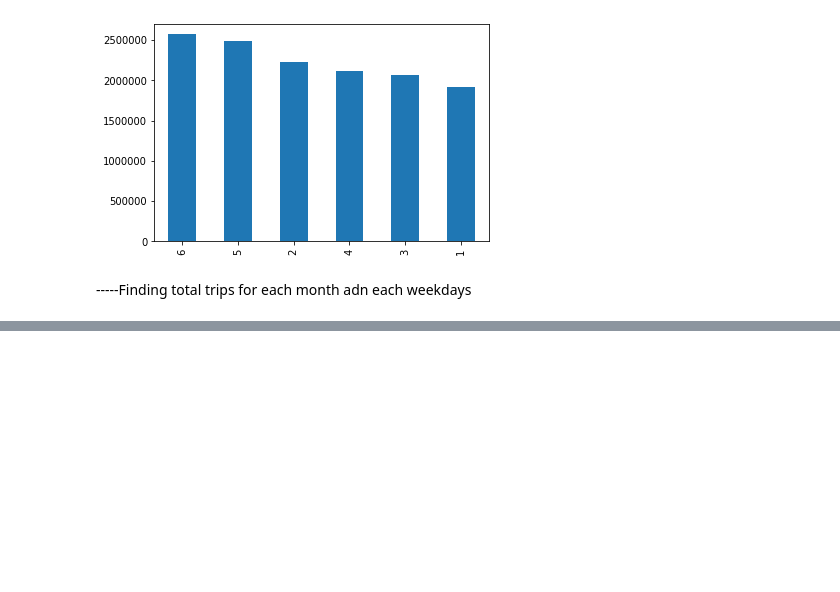
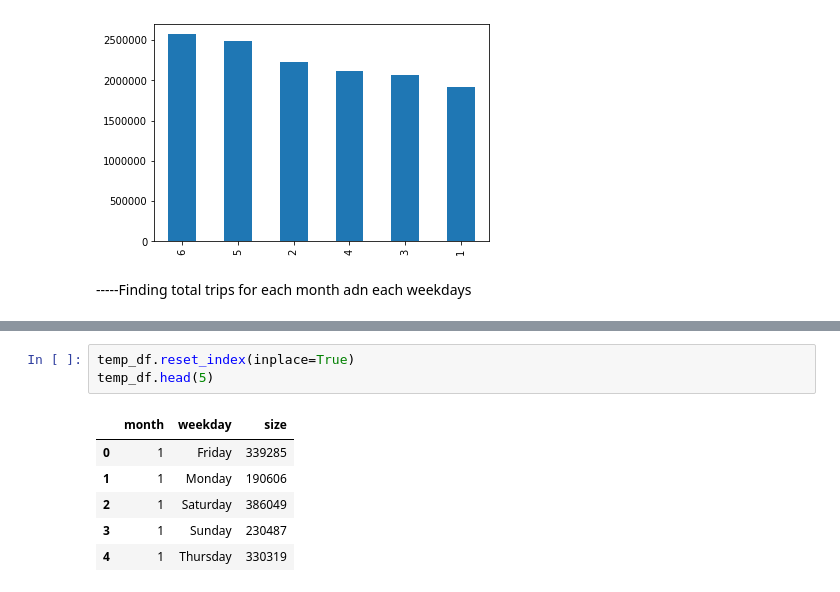
Before and after one commit to MiskaturRahman/Data-Science-PortFolio, a Jupyter notebook: uber data analysis/uber_data.ipynb, the cells around one changed output, grey strips where cells are left out. Drawn from its saved outputs; the diff is of its cells as text; blank space fills up the shorter version.

```diff
--- a/uber data analysis/uber_data.ipynb
+++ b/uber data analysis/uber_data.ipynb
@@ -59,0 +80,10 @@ uber_15.groupby(['month', 'weekDay'], as_index=False).
+# %%
+temp_df.reset_index(inplace=True)
+temp_df.head(5)
+# %% [output]
+|  | month | weekday | size |
+| 0 | 1 | Friday | 339285 |
+| 1 | 1 | Monday | 190606 |
+| 2 | 1 | Saturday | 386049 |
+| 3 | 1 | Sunday | 230487 |
+| 4 | 1 | Thursday | 330319 |
```
Also changed, not shown: parts of 11 cells of this notebook.
